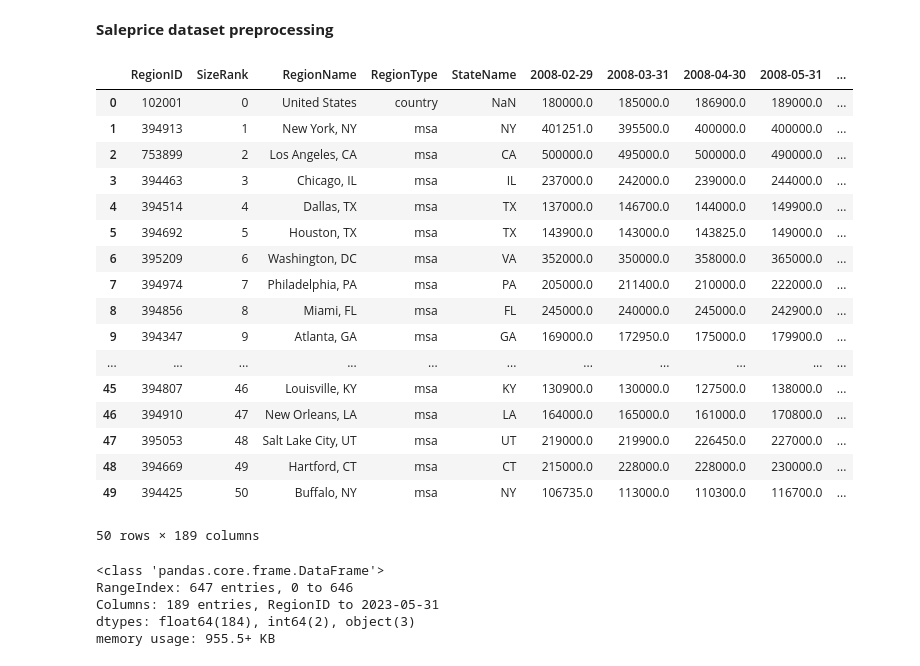
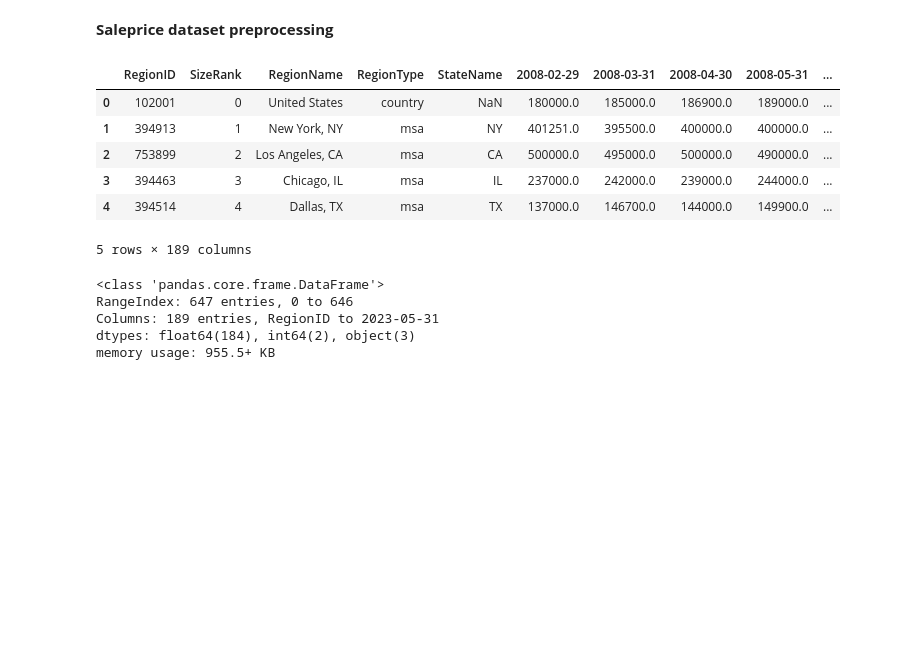
Before and after one commit to grantkerkman/project1_housing, a Jupyter notebook: grant_notebook.ipynb, the cells around one changed output. Saved outputs shown, nothing was run; the diff lists cells and outputs as text; code cells hidden in the pictures; blank space fills up the shorter version.

```diff
--- a/grant_notebook.ipynb
+++ b/grant_notebook.ipynb
@@ -76,26 +65,15 @@ Error rate is less than 5% (1.91%)
 **Saleprice dataset preprocessing**
 # %%
 # Read the Sale Price DataFrame
-saleprice_df.head(50)
+saleprice_df.head()
 # %% [output]
 |  | RegionID | SizeRank | RegionName | RegionType | StateName | 2008-02-29 | 2008-03-31 | 2008-04-30 | 2008-05-31 | ... |
 | 0 | 102001 | 0 | United States | country | NaN | 180000.0 | 185000.0 | 186900.0 | 189000.0 | ... |
 | 1 | 394913 | 1 | New York, NY | msa | NY | 401251.0 | 395500.0 | 400000.0 | 400000.0 | ... |
 | 2 | 753899 | 2 | Los Angeles, CA | msa | CA | 500000.0 | 495000.0 | 500000.0 | 490000.0 | ... |
 | 3 | 394463 | 3 | Chicago, IL | msa | IL | 237000.0 | 242000.0 | 239000.0 | 244000.0 | ... |
 | 4 | 394514 | 4 | Dallas, TX | msa | TX | 137000.0 | 146700.0 | 144000.0 | 149900.0 | ... |
-| 5 | 394692 | 5 | Houston, TX | msa | TX | 143900.0 | 143000.0 | 143825.0 | 149000.0 | ... |
-| 6 | 395209 | 6 | Washington, DC | msa | VA | 352000.0 | 350000.0 | 358000.0 | 365000.0 | ... |
-| 7 | 394974 | 7 | Philadelphia, PA | msa | PA | 205000.0 | 211400.0 | 210000.0 | 222000.0 | ... |
-| 8 | 394856 | 8 | Miami, FL | msa | FL | 245000.0 | 240000.0 | 245000.0 | 242900.0 | ... |
-| 9 | 394347 | 9 | Atlanta, GA | msa | GA | 169000.0 | 172950.0 | 175000.0 | 179900.0 | ... |
-| ... | ... | ... | ... | ... | ... | ... | ... | ... | ... | ... |
-| 45 | 394807 | 46 | Louisville, KY | msa | KY | 130900.0 | 130000.0 | 127500.0 | 138000.0 | ... |
-| 46 | 394910 | 47 | New Orleans, LA | msa | LA | 164000.0 | 165000.0 | 161000.0 | 170800.0 | ... |
-| 47 | 395053 | 48 | Salt Lake City, UT | msa | UT | 219000.0 | 219900.0 | 226450.0 | 227000.0 | ... |
-| 48 | 394669 | 49 | Hartford, CT | msa | CT | 215000.0 | 228000.0 | 228000.0 | 230000.0 | ... |
-| 49 | 394425 | 50 | Buffalo, NY | msa | NY | 106735.0 | 113000.0 | 110300.0 | 116700.0 | ... |
-50 rows × 189 columns
+5 rows × 189 columns
 # %%
 # Obtain basic information on the dataset
 saleprice_df.info()
```
Also changed, not shown: parts of 21 cells of this notebook.
